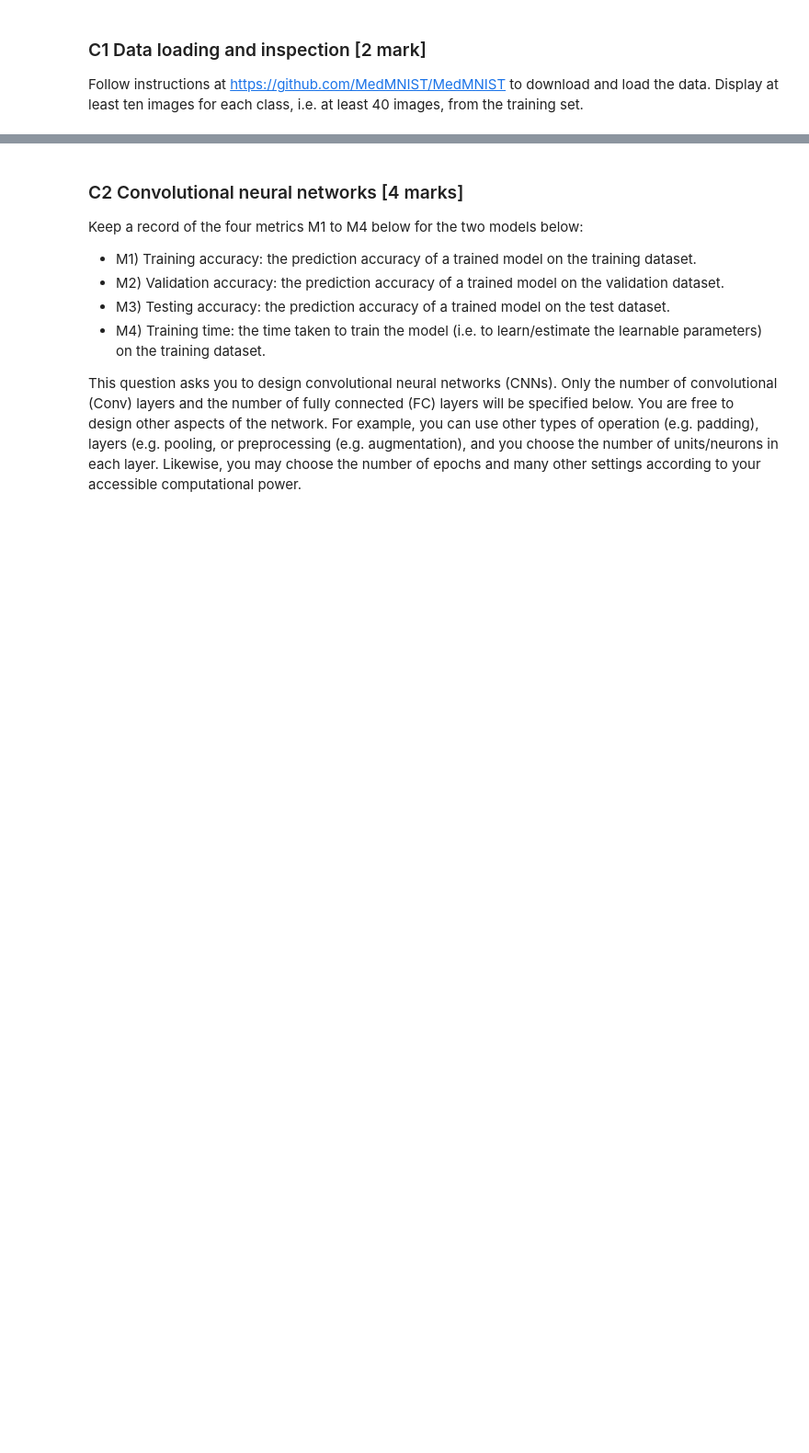
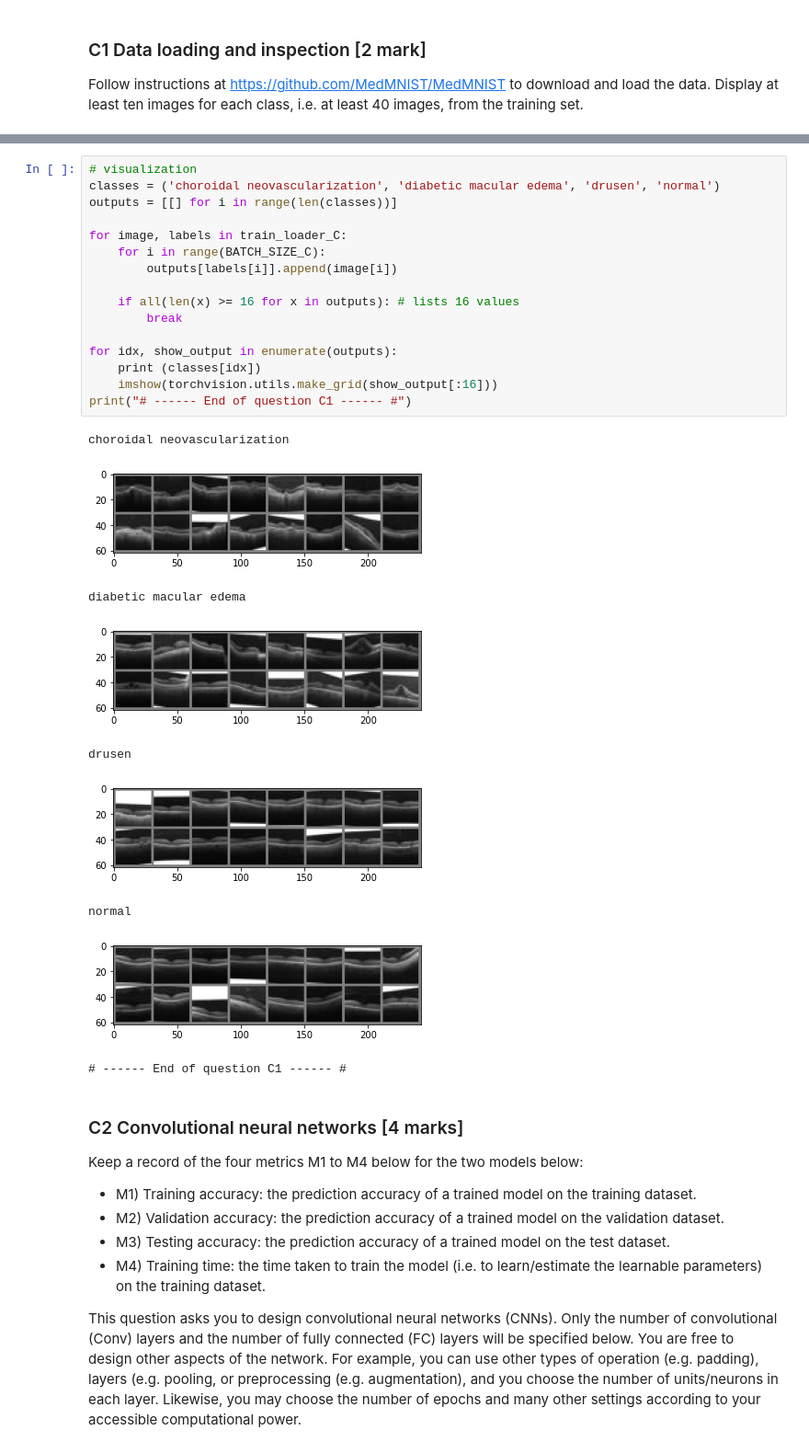
Before and after one commit to wwyqianqian/COMP6509, a Jupyter notebook: assignment/COM4509-6509_Assignment_Part2.ipynb, the cells around one changed output, grey strips where cells are left out. Shown at 92% size. Drawn from its saved outputs; the diff is of its cells as text; blank space fills up the shorter version.

```diff
--- a/assignment/COM4509-6509_Assignment_Part2.ipynb
+++ b/assignment/COM4509-6509_Assignment_Part2.ipynb
@@ -635,3 +567,29 @@ There are 5 diabetic macular edema images in this batch.
+# %%
+# visualization
+classes = ('choroidal neovascularization', 'diabetic macular edema', 'drusen', 'normal')
+outputs = [[] for i in range(len(classes))]
+
+for image, labels in train_loader_C:
+    for i in range(BATCH_SIZE_C):
+        outputs[labels[i]].append(image[i])
+
+    if all(len(x) >= 16 for x in outputs): # lists 16 values
+        break
+
+for idx, show_output in enumerate(outputs):
+    print (classes[idx])
+    imshow(torchvision.utils.make_grid(show_output[:16]))
+print("# ------ End of question C1 ------ #")
+# %% [output]
+choroidal neovascularization
+[figure, added]
+diabetic macular edema
+[figure, added]
+drusen
+[figure, added]
+normal
+[figure, added]
+# ------ End of question C1 ------ #
 # %% [markdown]
 ### C2 Convolutional neural networks [4 marks]
 
```
Also changed, not shown: parts of 14 cells of this notebook.
